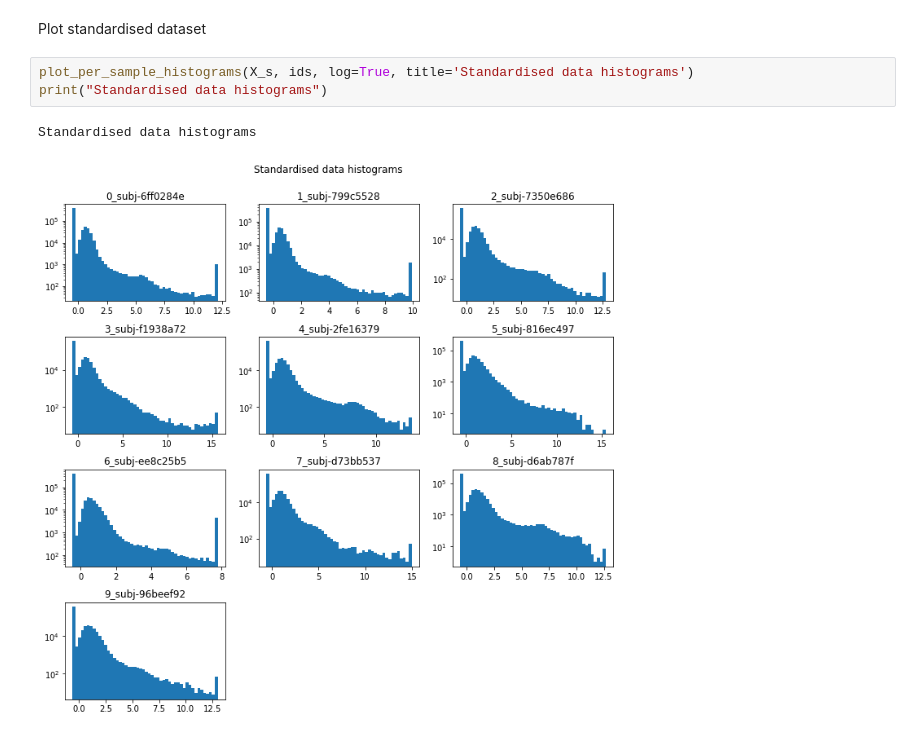
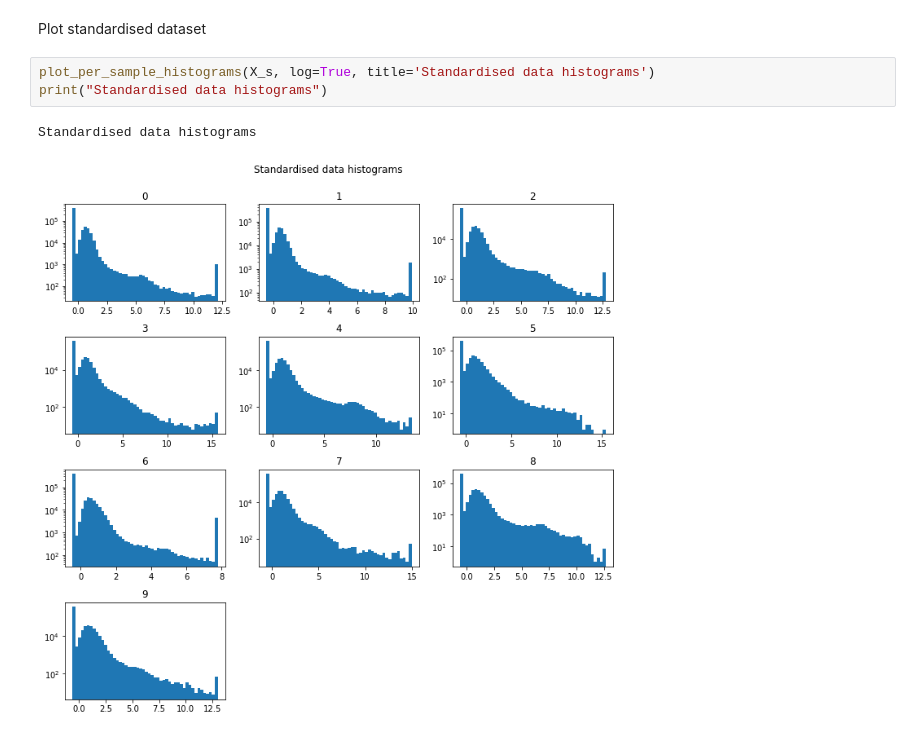
Before and after one commit to JulianKlug/brains_and_donuts, a Jupyter notebook: data_exploration/normalisation.ipynb, the cells around one changed output. Cells and saved outputs as stored; diff of their text form.

```diff
--- a/data_exploration/normalisation.ipynb
+++ b/data_exploration/normalisation.ipynb
@@ -119,8 +119,8 @@ Standardised data mean/std -3.4974960491187754e-17 0.9999999999999996
 # %% [markdown]
 Plot standardised dataset
 # %%
-plot_per_sample_histograms(X_s, ids, log=True, title='Standardised data histograms')
+plot_per_sample_histograms(X_s, log=True, title='Standardised data histograms')
 print("Standardised data histograms")
 # %% [output]
 Standardised data histograms
-[figure, old version]
+[figure, new version]
```
Also changed, not shown: parts of 2 cells of this notebook, 8 other files.
